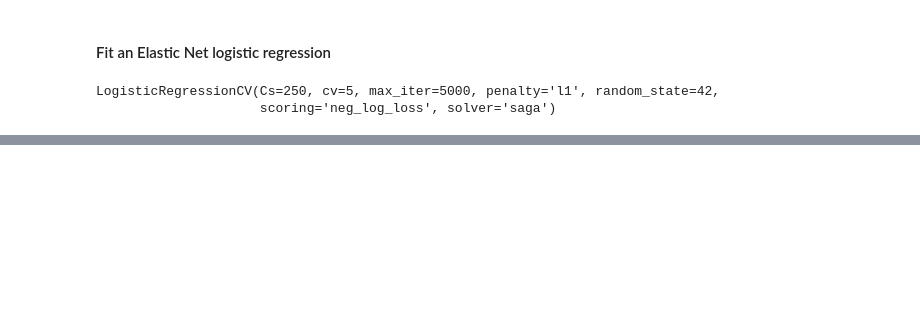
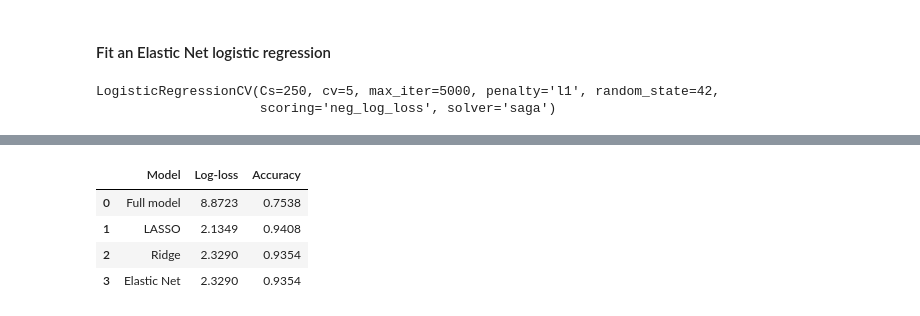
Before and after one commit to fhzhkunming/ST-554-HW7, a Jupyter notebook: HW7_Hui.ipynb, the cells around one changed output, grey strips where cells are left out. Saved outputs shown, nothing was run; the diff lists cells and outputs as text; code cells hidden in the pictures; blank space fills up the shorter version.

```diff
--- a/HW7_Hui.ipynb
+++ b/HW7_Hui.ipynb
@@ -658,7 +666,7 @@ log_reg_cv3 = LogisticRegressionCV(
     max_iter = 5000,                    # maximum number of iterations
     random_state = 42)                  # set random seed for reproducibility
 # %%
-log_reg_cv3.fit(X_train2_ploy[['fixed_acidity', 'residual_sugar', 'chlorides', 'pH', 'pH_sq']], y_train2)
+log_reg_cv4.fit(X_train2_ploy[['fixed_acidity', 'residual_sugar', 'chlorides', 'pH', 'pH_sq']], y_train2)
 # %% [output]
 LogisticRegressionCV(Cs=250, cv=5, max_iter=5000, random_state=42,
                      scoring='neg_log_loss', solver='newton-cholesky')
@@ -771,0 +836,34 @@ Polynomial model coef: [-2.38352613  1.79005605 -1.9057688  -2.58155927  0.33398
+# %%
+# get prediction using the best models
+log_reg_pred = log_reg_best.predict(X_test2)
+log_lasso_pred = log_lasso_best.predict(X_test2[['fixed_acidity', 'residual_sugar', 'chlorides', 'total_sulfur_dioxide', 'sulphates', 'pH']])
+log_ridge_pred = log_ridge_best.predict(X_test2[['fixed_acidity', 'residual_sugar', 'chlorides', 'total_sulfur_dioxide']])
+log_en_pred = log_en_best.predict(X_test2[['fixed_acidity', 'residual_sugar', 'chlorides', 'total_sulfur_dioxide']])
+
+# calculate log-loss
+from sklearn.metrics import log_loss, accuracy_score
+log_reg_loss = log_loss(y_test2, log_reg_pred)
+log_lasso_loss = log_loss(y_test2, log_lasso_pred)
+log_ridge_loss = log_loss(y_test2, log_ridge_pred)
+log_en_loss = log_loss(y_test2, log_en_pred)
+
+# calculate accuracy
+log_reg_acc = accuracy_score(y_test2, log_reg_pred)
+log_lasso_acc = accuracy_score(y_test2, log_lasso_pred)
+log_ridge_acc = accuracy_score(y_test2, log_ridge_pred)
+log_en_acc = accuracy_score(y_test2, log_en_pred)
+
+# build a comparison DataFrame
+results_df2 = pd.DataFrame({
+    "Model": ["Full model", "LASSO ", "Ridge", "Elastic Net"],
+    "Log-loss": [log_reg_loss, log_lasso_loss, log_ridge_loss, log_en_loss],
+    "Accuracy":  [log_reg_acc, log_lasso_acc, log_ridge_acc, log_en_acc]})
+
+results_df2 = results_df2.round(4)
+results_df2
+# %% [output]
+|  | Model | Log-loss | Accuracy |
+| 0 | Full model | 8.8723 | 0.7538 |
+| 1 | LASSO | 2.1349 | 0.9408 |
+| 2 | Ridge | 2.3290 | 0.9354 |
+| 3 | Elastic Net | 2.3290 | 0.9354 |
```
Also changed, not shown: parts of 31 cells of this notebook.
